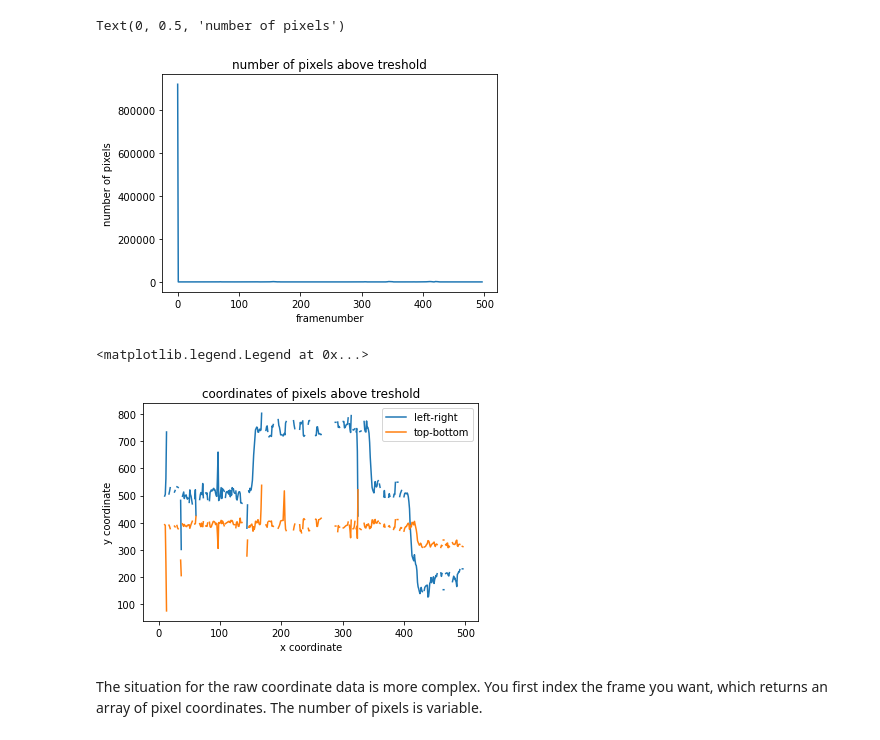
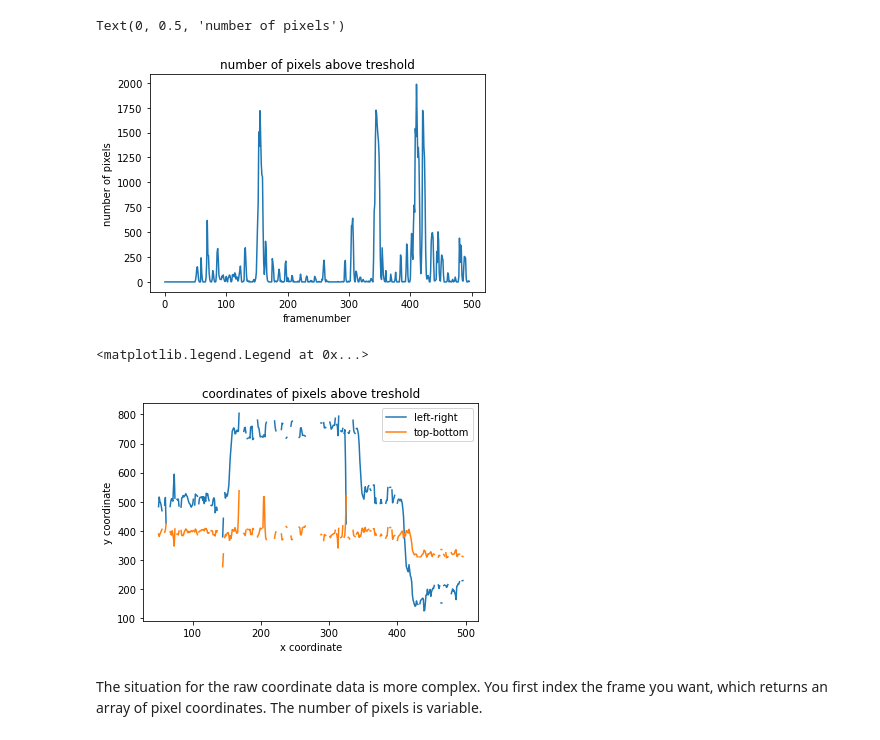
Before and after one commit to gbeckers/Birdwatcher, a Jupyter notebook: notebooks/movementdetection.ipynb, the cells around one changed output. Cells and saved outputs as stored; diff of their text form; code cells hidden in the pictures.

Commit message:
work on simplifying code for movement detection

```diff
--- a/notebooks/movementdetection.ipynb
+++ b/notebooks/movementdetection.ipynb
@@ -41,0 +12,5 @@ for frame in vf.iter_frames():
+# %%
+%%time
+coords, coordscount, coordsmean = detect_movementmog2(vf.filepath, morphologyex=2, analysispath='.',
+                                                      ignore_firstnframes=50, overwrite=True,
+                                                      VarThreshold=70, NMixtures=8, History=3)
@@ -42,22 +19,22 @@ for frame in vf.iter_frames():
 # %%
 coords.tovideo('zf20s_coords.mp4', framerate=vf.avgframerate)
 # %%
-plt.plot(coords.get_coordcount())
+plt.plot(coordscount)
 plt.title('number of pixels above treshold')
 plt.xlabel('framenumber')
 plt.ylabel('number of pixels')
 # %% [output]
 Text(0, 0.5, 'number of pixels')
-[figure, old version]
+[figure, new version]
 # %%
-plt.plot(coords.get_coordmean())
+plt.plot(coordsmean)
 plt.title('coordinates of pixels above treshold')
 plt.xlabel('x coordinate')
 plt.ylabel('y coordinate')
 plt.legend(['left-right', 'top-bottom'])
 # %% [output]
 <matplotlib.legend.Legend at 0x...>
-[figure, old version]
+[figure, new version]
 # %% [markdown]
 The situation for the raw coordinate data is more complex. You first index the frame you want, which returns an array of pixel coordinates. The number of pixels is variable.
 # %%
```
Also changed, not shown: parts of 14 cells of this notebook, 3 other files.
